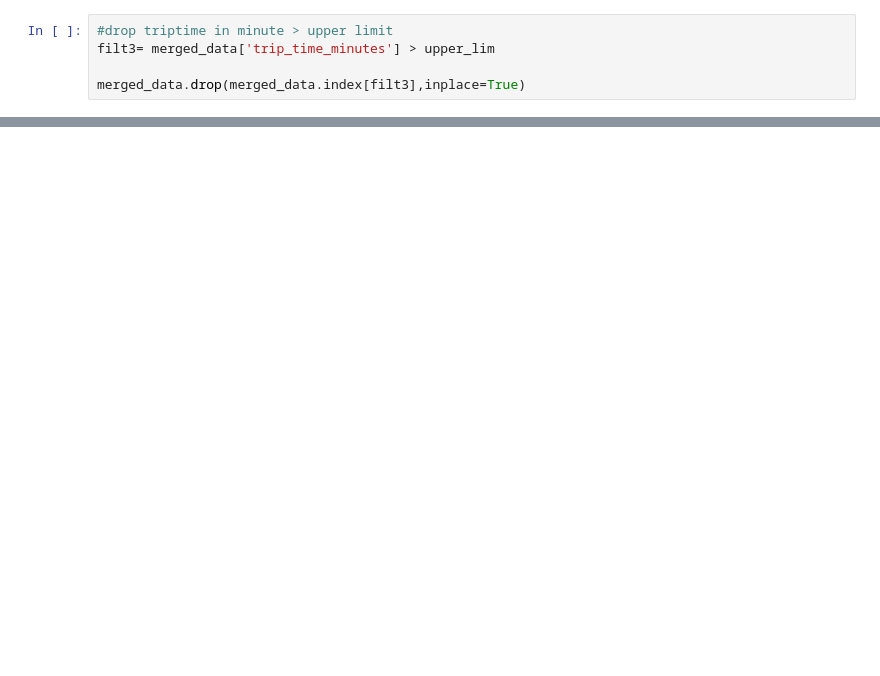
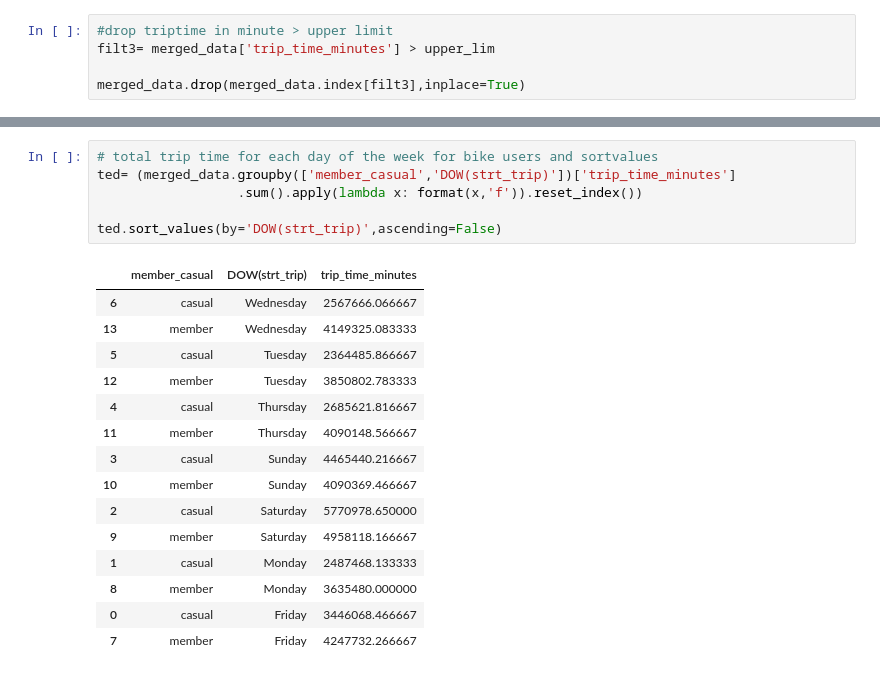
Before and after one commit to Jatto77/Google-Data-Capstone_one, a Jupyter notebook: capstone.ipynb, the cells around one changed output, grey strips where cells are left out. Saved outputs shown, nothing was run; the diff lists cells and outputs as text; blank space fills up the shorter version.

```diff
--- a/capstone.ipynb
+++ b/capstone.ipynb
@@ -146,2 +160,24 @@ min            0.016667
 max           54.800000
 Name: trip_time_minutes, dtype: object
+# %%
+# total trip time for each day of the week for bike users and sortvalues
+ted= (merged_data.groupby(['member_casual','DOW(strt_trip)'])['trip_time_minutes']
+                  .sum().apply(lambda x: format(x,'f')).reset_index())
+
+ted.sort_values(by='DOW(strt_trip)',ascending=False)
+# %% [output]
+|  | member_casual | DOW(strt_trip) | trip_time_minutes |
+| 6 | casual | Wednesday | 2567666.066667 |
+| 13 | member | Wednesday | 4149325.083333 |
+| 5 | casual | Tuesday | 2364485.866667 |
+| 12 | member | Tuesday | 3850802.783333 |
+| 4 | casual | Thursday | 2685621.816667 |
+| 11 | member | Thursday | 4090148.566667 |
+| 3 | casual | Sunday | 4465440.216667 |
+| 10 | member | Sunday | 4090369.466667 |
+| 2 | casual | Saturday | 5770978.650000 |
+| 9 | member | Saturday | 4958118.166667 |
+| 1 | casual | Monday | 2487468.133333 |
+| 8 | member | Monday | 3635480.000000 |
+| 0 | casual | Friday | 3446068.466667 |
+| 7 | member | Friday | 4247732.266667 |
```
Also changed, not shown: parts of 31 cells of this notebook.
